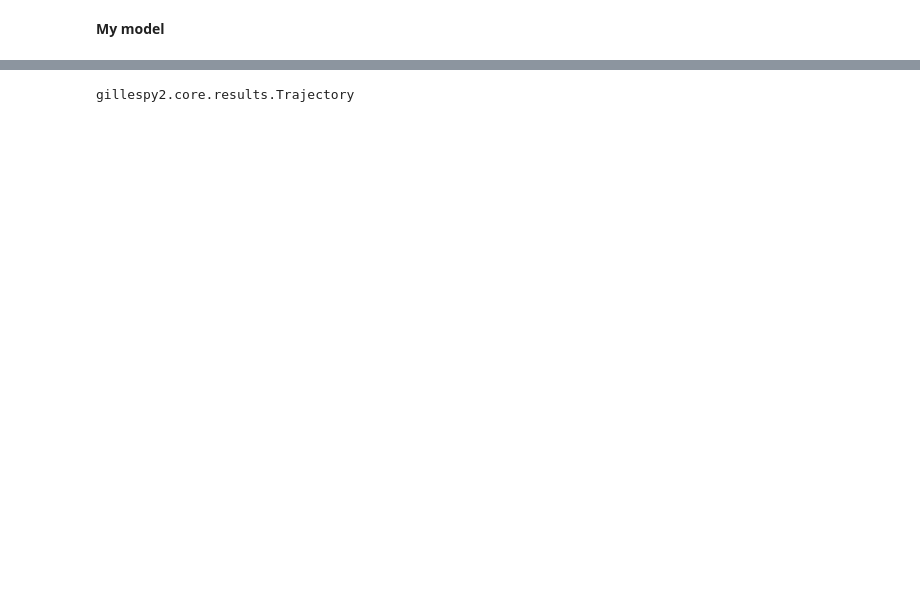
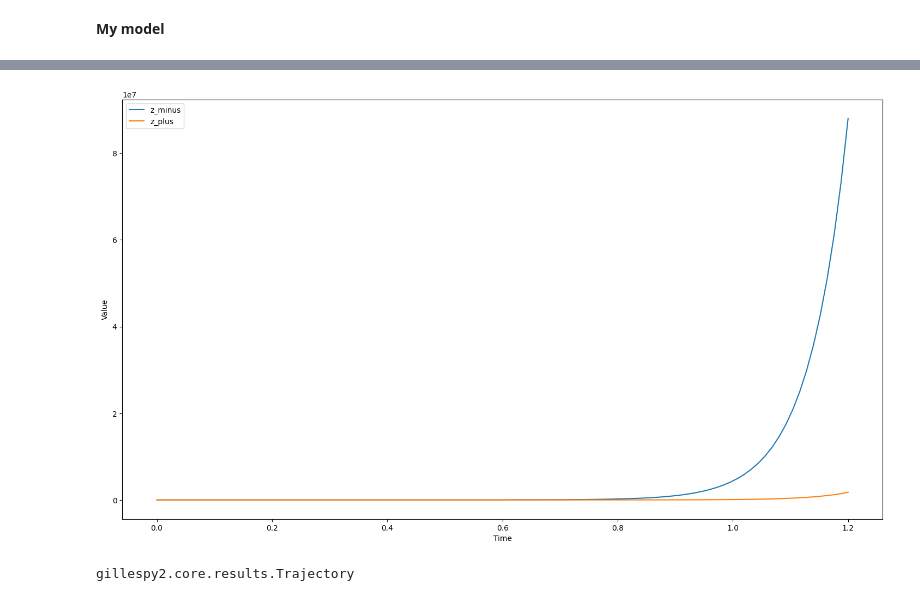
Before and after one commit to claracanavese/switching_process, a Jupyter notebook: gillespie.ipynb, the cells around one changed output, grey strips where cells are left out. Drawn from its saved outputs; the diff is of its cells as text; code cells hidden in the pictures; blank space fills up the shorter version.

```diff
--- a/gillespie.ipynb
+++ b/gillespie.ipynb
@@ -96,3 +113,7 @@ switching_results.plot()
+# %%
+results_avg.plot()
+# %% [output]
+[figure, added]
 # %%
 type(trajectory)
 # %% [output]
```
Also changed, not shown: parts of 19 cells of this notebook.
